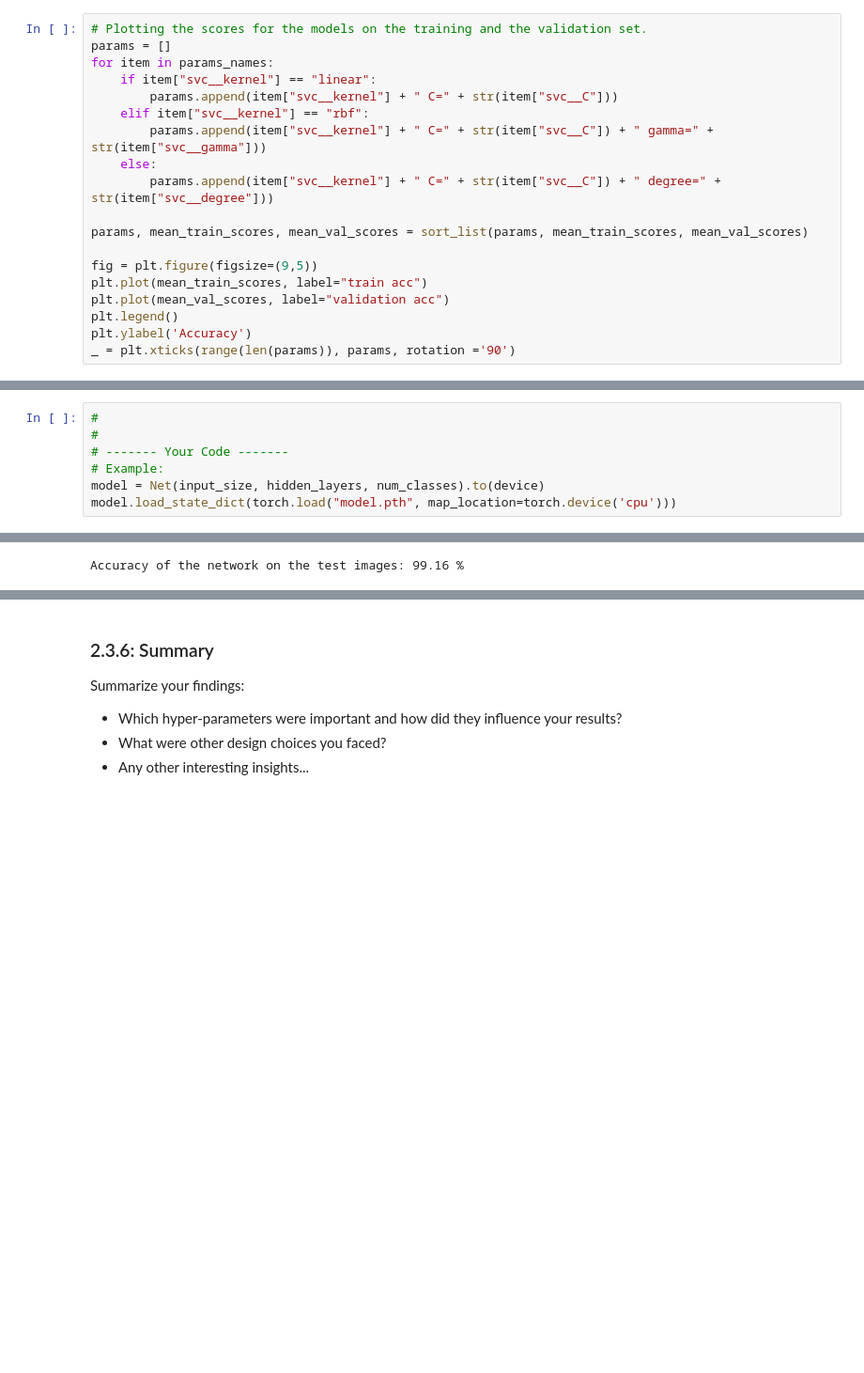
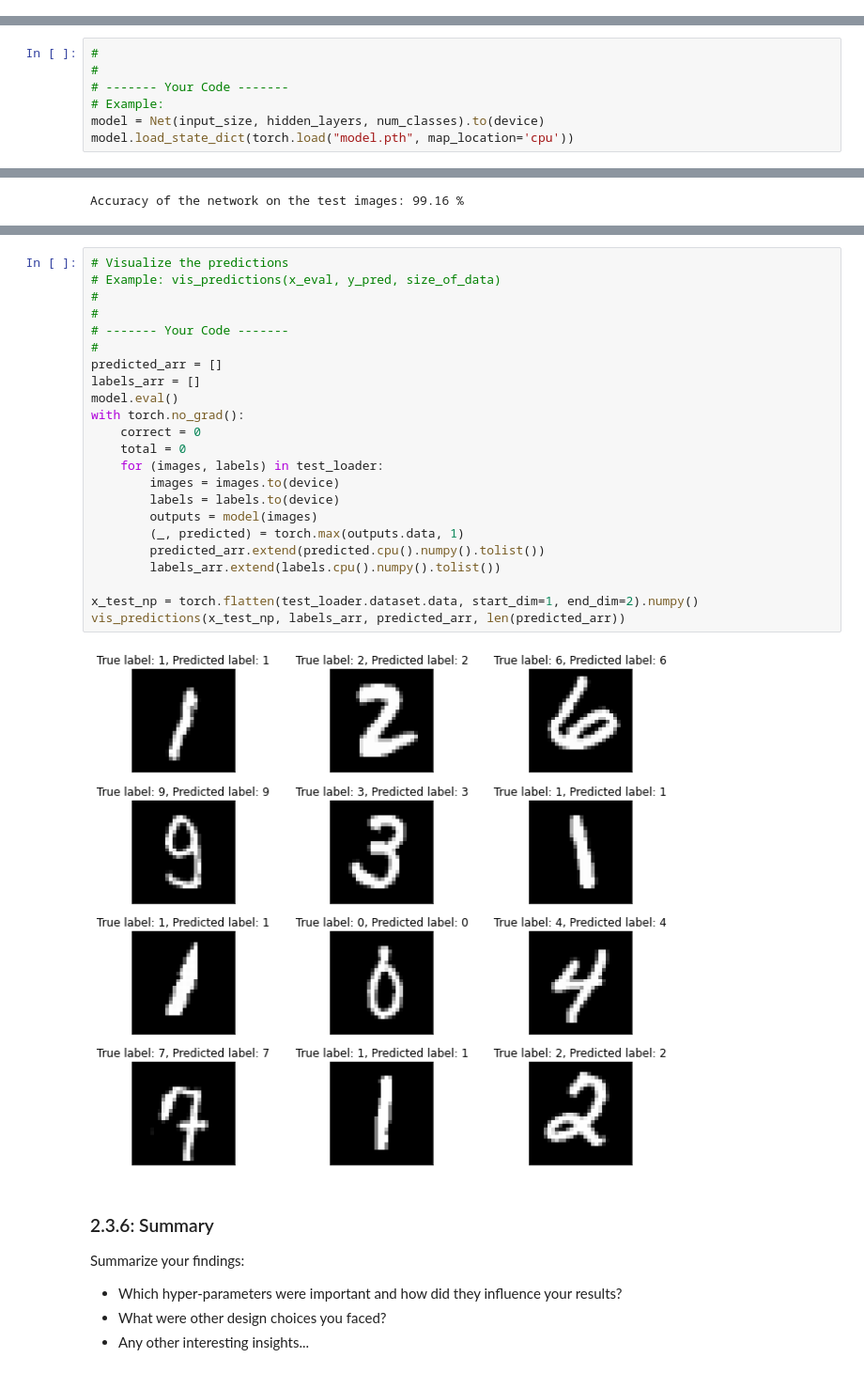
Before and after one commit to sangeet2020/MLCysec-hw, a Jupyter notebook: 2021_10_29_Task_01.ipynb.ipynb, the cells around one changed output, grey strips where cells are left out. Shown at 94% size. Saved outputs shown, nothing was run; the diff lists cells and outputs as text; blank space fills up the shorter version.

Commit message:
Model M3

```diff
--- a/2021_10_29_Task_01.ipynb.ipynb
+++ b/2021_10_29_Task_01.ipynb.ipynb
@@ -642,19 +501,0 @@ Train_accuracy  Validation Accuracy     Parameters
-# %%
-# Plotting the scores for the models on the training and the validation set.
-params = []
-for item in params_names:
-    if item["svc__kernel"] == "linear":
-        params.append(item["svc__kernel"] + " C=" + str(item["svc__C"]))
-    elif item["svc__kernel"] == "rbf":
-        params.append(item["svc__kernel"] + " C=" + str(item["svc__C"]) + " gamma=" + str(item["svc__gamma"]))
-    else:
-        params.append(item["svc__kernel"] + " C=" + str(item["svc__C"]) + " degree=" + str(item["svc__degree"]))
-
-params, mean_train_scores, mean_val_scores = sort_list(params, mean_train_scores, mean_val_scores)
-
-fig = plt.figure(figsize=(9,5))
-plt.plot(mean_train_scores, label="train acc")
-plt.plot(mean_val_scores, label="validation acc")
-plt.legend()
-plt.ylabel('Accuracy')
-_ = plt.xticks(range(len(params)), params, rotation ='90')
@@ -953,7 +757,7 @@ plt.show()
 # ------- Your Code -------
 # Example:
 model = Net(input_size, hidden_layers, num_classes).to(device)
-model.load_state_dict(torch.load("model.pth", map_location=torch.device('cpu')))
+model.load_state_dict(torch.load("model.pth", map_location='cpu'))
 # %% [output]
 <All keys matched successfully>
 # %%
@@ -990,3 +785,28 @@ Accuracy of the network on the test images: 99.16 %
+# %%
+# Visualize the predictions
+# Example: vis_predictions(x_eval, y_pred, size_of_data)
+#
+#
+# ------- Your Code -------
+#
+predicted_arr = []
+labels_arr = []
+model.eval()
+with torch.no_grad():
+    correct = 0
+    total = 0
+    for (images, labels) in test_loader:
+        images = images.to(device)
+        labels = labels.to(device)
+        outputs = model(images)
+        (_, predicted) = torch.max(outputs.data, 1)
+        predicted_arr.extend(predicted.cpu().numpy().tolist())
+        labels_arr.extend(labels.cpu().numpy().tolist())
+
+x_test_np = torch.flatten(test_loader.dataset.data, start_dim=1, end_dim=2).numpy()
+vis_predictions(x_test_np, labels_arr, predicted_arr, len(predicted_arr))
+# %% [output]
+[figure, added]
 # %% [markdown]
 ### 2.3.6: Summary
 
```
Also changed, not shown: parts of 47 cells of this notebook.
